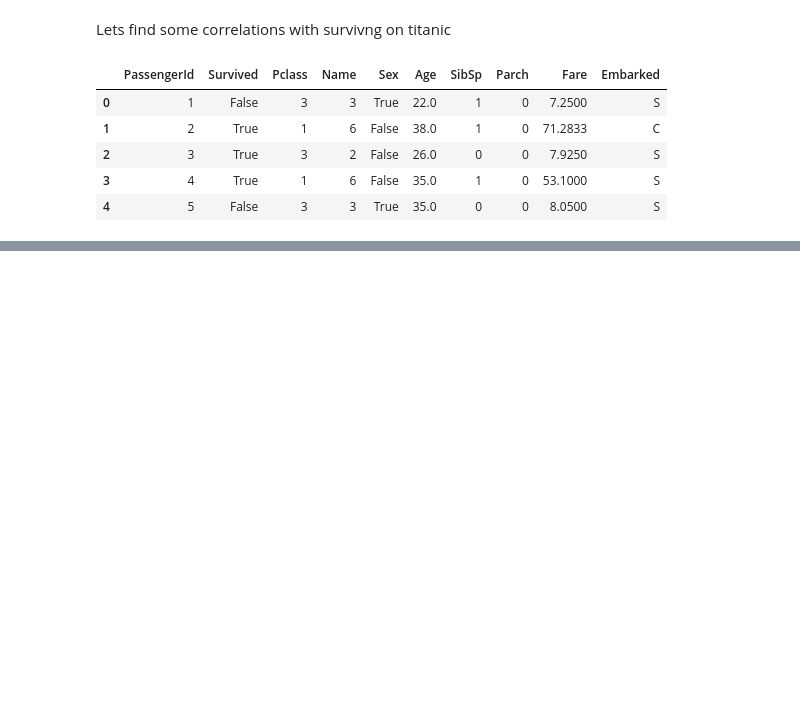
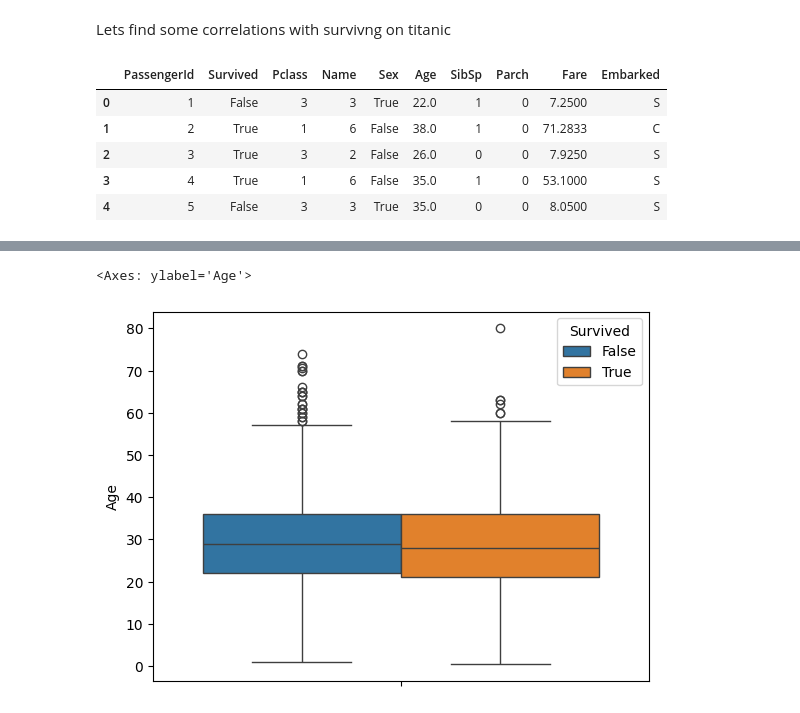
Before and after one commit to PigStep/ML-Titanic-Kaggle-contest, a Jupyter notebook: notebooks/ML titanic prediction/Titanic_notebook.ipynb, the cells around one changed output, grey strips where cells are left out. Saved outputs shown, nothing was run; the diff lists cells and outputs as text; code cells hidden in the pictures; blank space fills up the shorter version.

```diff
--- a/notebooks/ML titanic prediction/Titanic_notebook.ipynb
+++ b/notebooks/ML titanic prediction/Titanic_notebook.ipynb
@@ -293,0 +323,5 @@ sns.countplot(titanic_train,hue="Survived",x="Pclass")
+# %%
+sns.boxplot(titanic_train,y="Age",hue="Survived")
+# %% [output]
+<Axes: ylabel='Age'>
+[figure, added]
```
Also changed, not shown: parts of 5 cells of this notebook.
